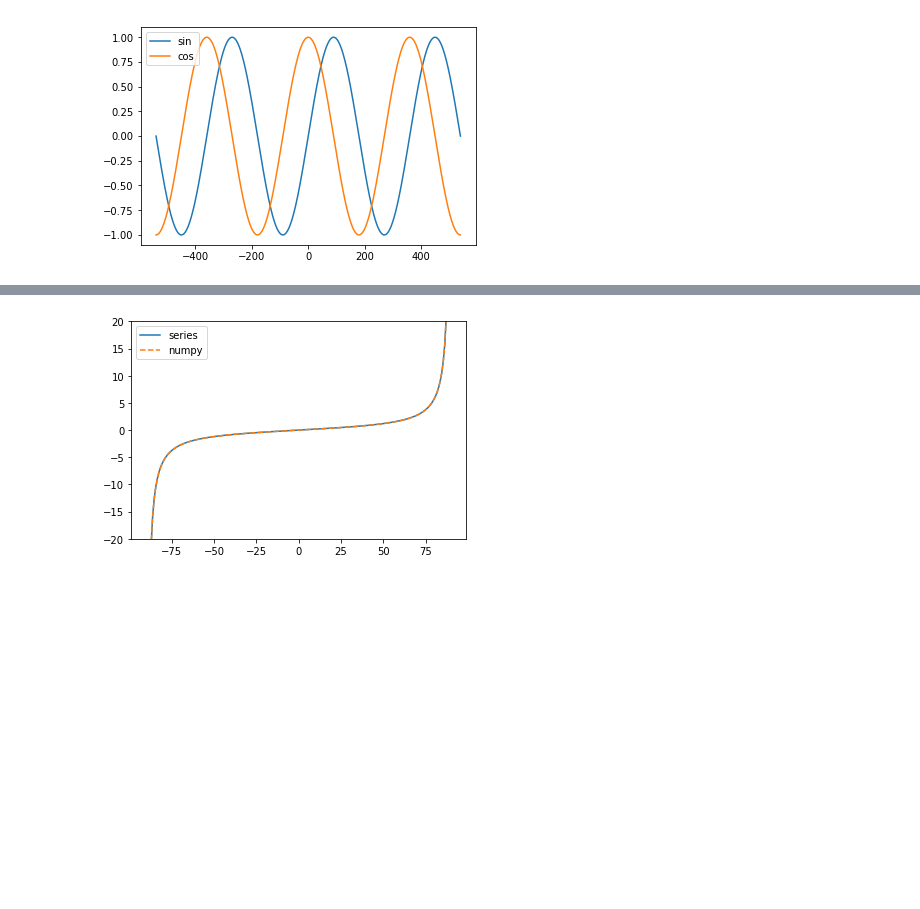
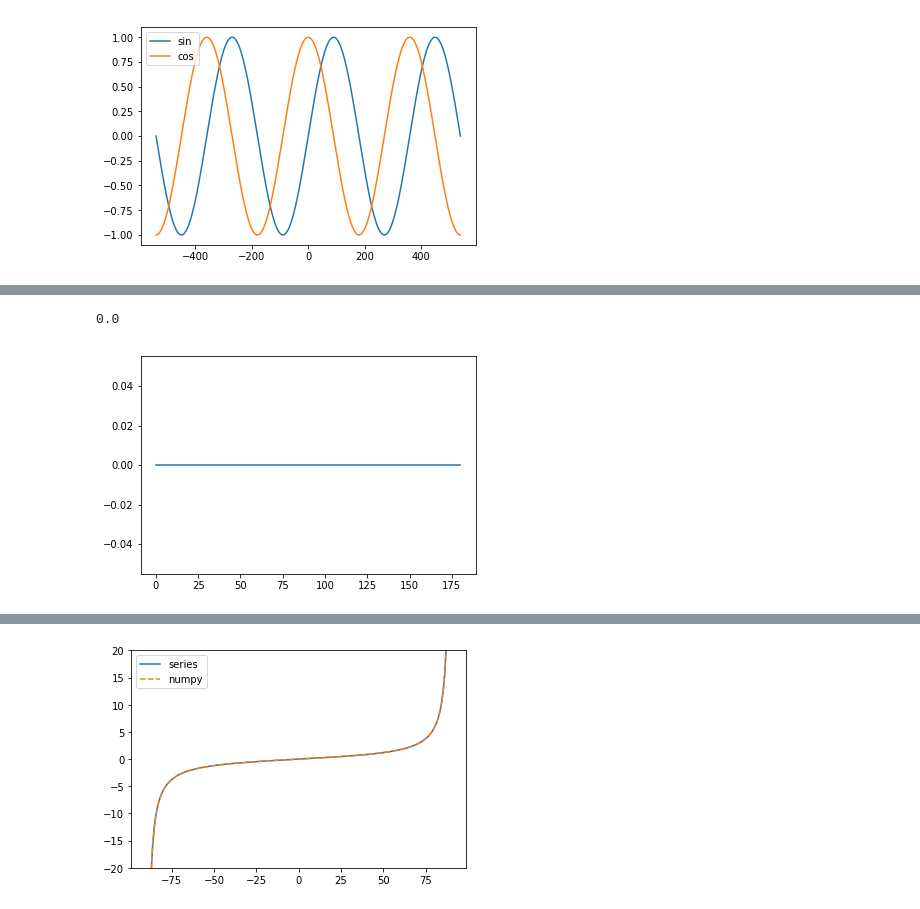
Before and after one commit to jr3cermak/numpypi, a Jupyter notebook: Demo numpi_series.ipynb, the cells around one changed output, grey strips where cells are left out. Cells and saved outputs as stored; diff of their text form; code cells hidden in the pictures; blank space fills up the shorter version.

```diff
--- a/Demo numpi_series.ipynb
+++ b/Demo numpi_series.ipynb
@@ -81,3 +81,14 @@ for i in range(len(x)):
      0.5000000000000000  1.0000000000000000e+00  0.0000000000000000e+00
      0.7500000000000000  7.0710678118654757e-01 -7.0710678118654746e-01
      1.0000000000000000 -0.0000000000000000e+00 -1.0000000000000000e+00
+# %%
+# Check symmetry for sin()
+x = numpy.linspace(0.,1.,1000)*numpy.pi
+sp = numpy.sin(x)
+sm = numpy.sin(-x)
+y = sp + sm
+plt.plot(180/numpy.pi*x, y );
+numpy.abs(y).max()
+# %% [output]
+0.0
+[figure, added]
```
Also changed, not shown: parts of 5 cells of this notebook, 1 other file.
